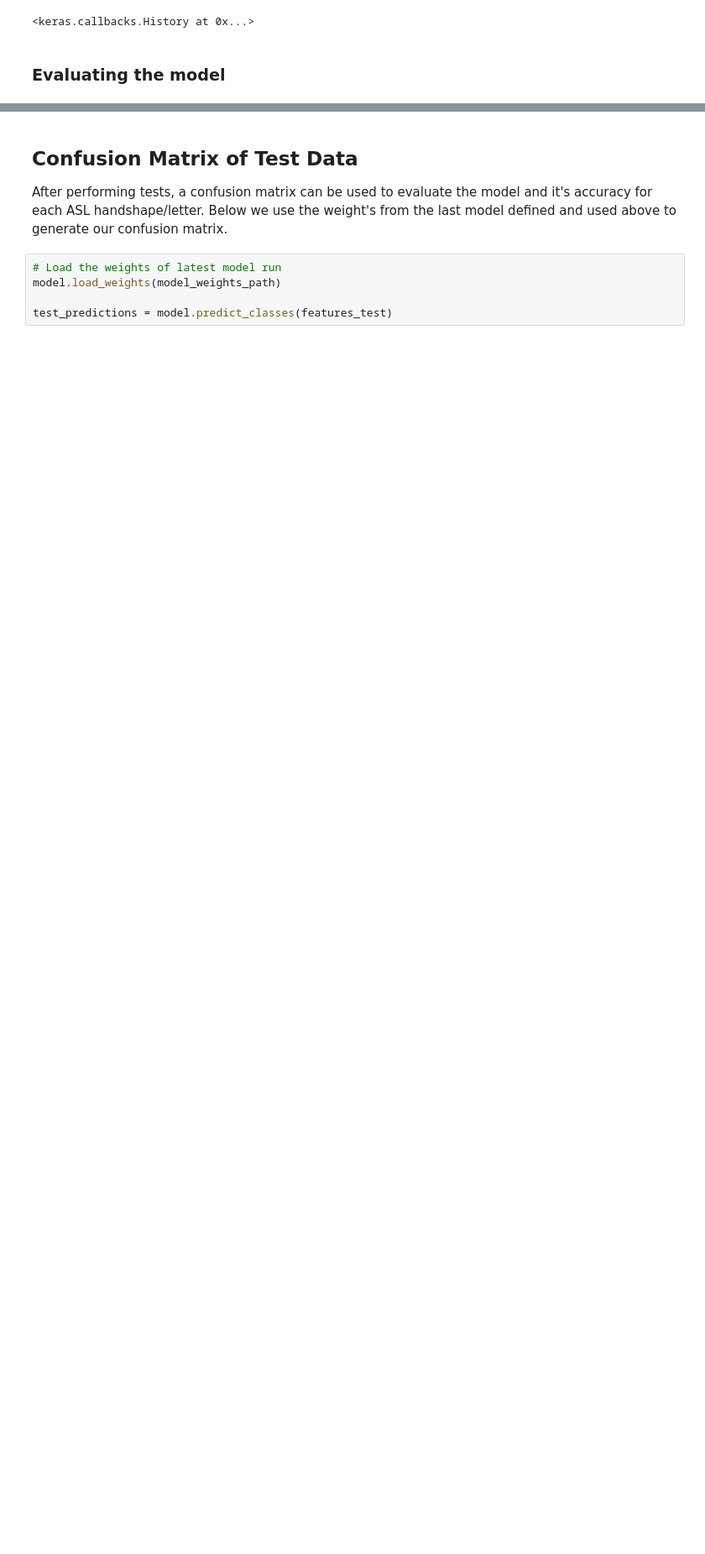
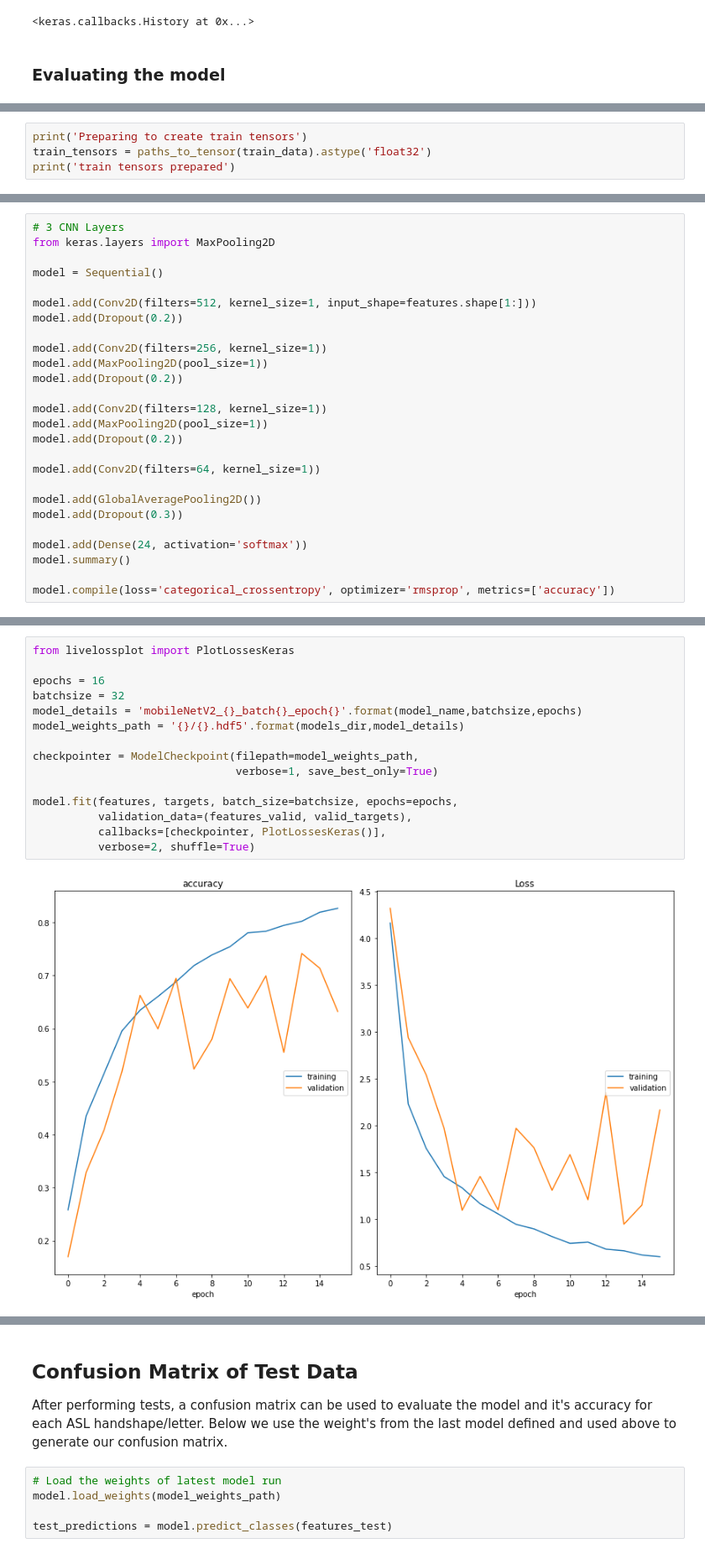
Before and after one commit to mir-rahsin-mulk/ASL-fingerspelling, a Jupyter notebook: ASLPython/asl_recognition.ipynb, the cells around one changed output, grey strips where cells are left out. Shown at 84% size. Saved outputs shown, nothing was run; the diff lists cells and outputs as text; blank space fills up the shorter version.

```diff
--- a/ASLPython/asl_recognition.ipynb
+++ b/ASLPython/asl_recognition.ipynb
@@ -577,0 +552,4 @@ ValueError: in user code:
+# %%
+print('Preparing to create train tensors')
+train_tensors = paths_to_tensor(train_data).astype('float32')
+print('train tensors prepared')
@@ -577,0 +665,26 @@ ValueError: in user code:
+# %%
+# 3 CNN Layers
+from keras.layers import MaxPooling2D
+
+model = Sequential()
+
+model.add(Conv2D(filters=512, kernel_size=1, input_shape=features.shape[1:]))
+model.add(Dropout(0.2))
+
+model.add(Conv2D(filters=256, kernel_size=1))
+model.add(MaxPooling2D(pool_size=1))
+model.add(Dropout(0.2))
+
+model.add(Conv2D(filters=128, kernel_size=1))
+model.add(MaxPooling2D(pool_size=1))
+model.add(Dropout(0.2))
+
+model.add(Conv2D(filters=64, kernel_size=1))
+
+model.add(GlobalAveragePooling2D())
+model.add(Dropout(0.3))
+
+model.add(Dense(24, activation='softmax'))
+model.summary()
+
+model.compile(loss='categorical_crossentropy', optimizer='rmsprop', metrics=['accuracy'])
@@ -577,0 +709,17 @@ ValueError: in user code:
+# %%
+from livelossplot import PlotLossesKeras
+
+epochs = 16
+batchsize = 32
+model_details = 'mobileNetV2_{}_batch{}_epoch{}'.format(model_name,batchsize,epochs)
+model_weights_path = '{}/{}.hdf5'.format(models_dir,model_details)
+
+checkpointer = ModelCheckpoint(filepath=model_weights_path,
+                               verbose=1, save_best_only=True)
+
+model.fit(features, targets, batch_size=batchsize, epochs=epochs,
+          validation_data=(features_valid, valid_targets),
+          callbacks=[checkpointer, PlotLossesKeras()],
+          verbose=2, shuffle=True)
+# %% [output]
+[figure, added]
```
Also changed, not shown: parts of 33 cells of this notebook, 14 other files.
